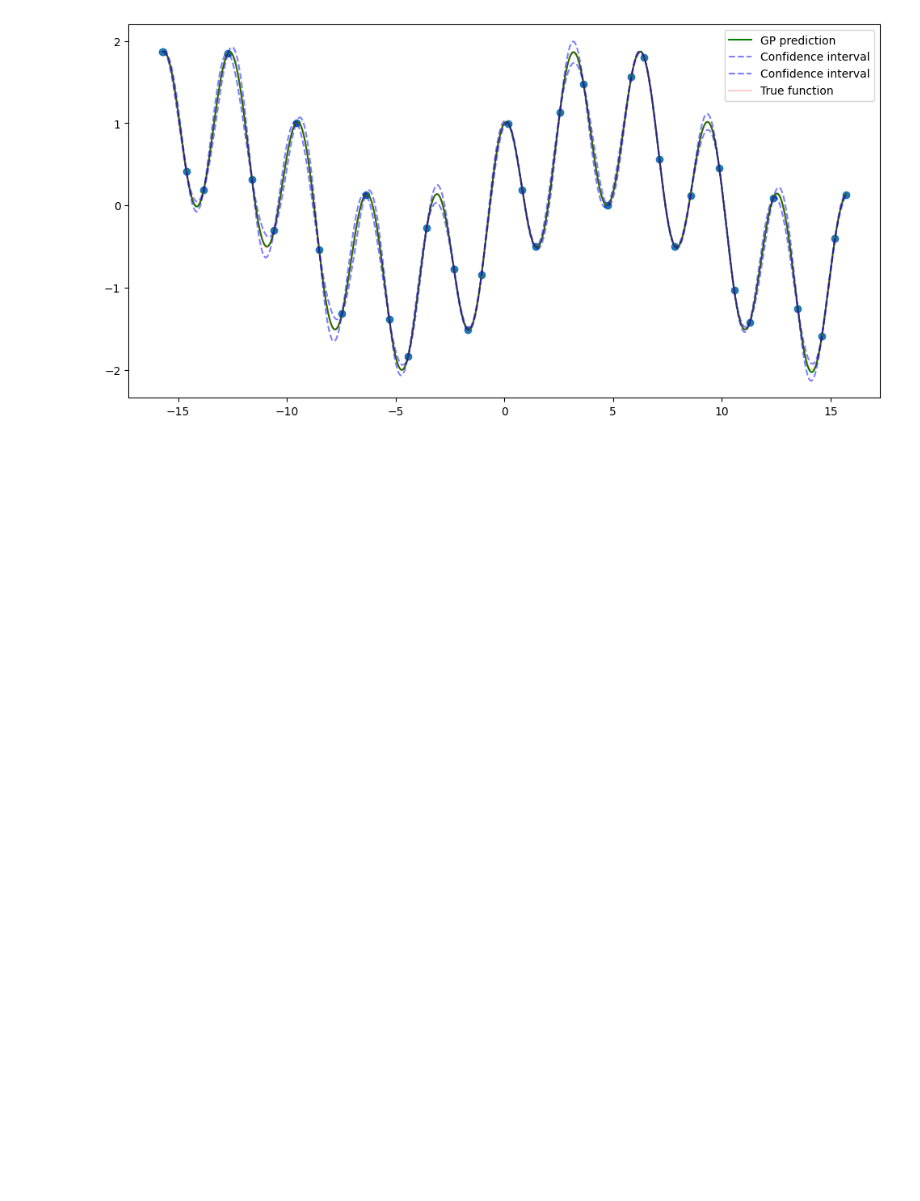
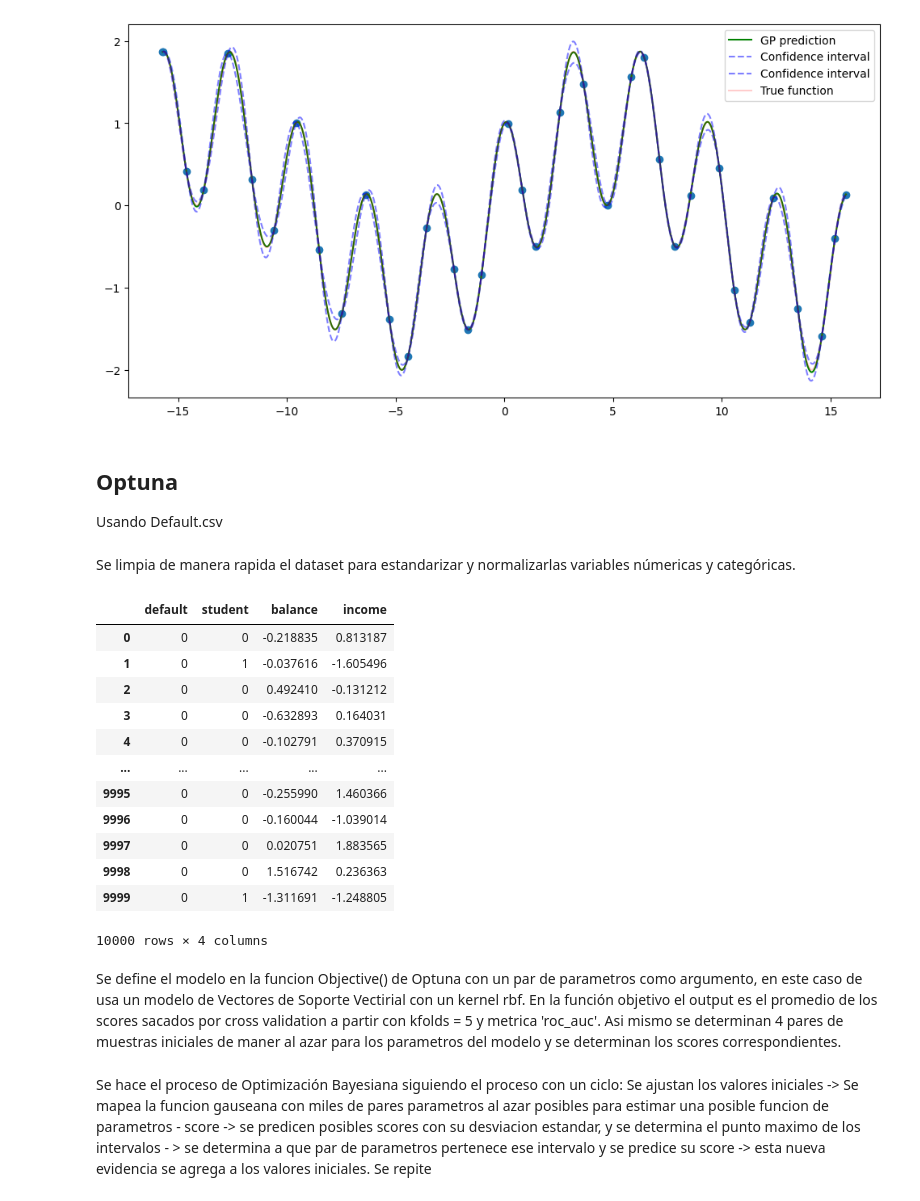
Before and after one commit to aj-hernandezs/Aprendizaje_Estadistico, a Jupyter notebook: Clases/Optimización Bayesiana.ipynb, the cells around one changed output. Saved outputs shown, nothing was run; the diff lists cells and outputs as text; code cells hidden in the pictures; blank space fills up the shorter version.

```diff
--- a/Clases/Optimización Bayesiana.ipynb
+++ b/Clases/Optimización Bayesiana.ipynb
@@ -290,3 +290,36 @@ plt.legend()
 plt.show()
 # %% [output]
 [figure]
+# %% [markdown]
+## Optuna
+Usando Default.csv
+# %% [markdown]
+Se limpia de manera rapida el dataset para estandarizar y normalizarlas variables númericas y categóricas.
+# %%
+import pandas as pd
+from sklearn.preprocessing import StandardScaler
+import optuna
+
+df = pd.read_csv('Datasets/Default.csv')
+df['default'] = df['default'].map({'Yes': 1, 'No': 0})
+df['student'] = df['student'].map({'Yes': 1, 'No': 0})
+scaler = StandardScaler()
+scaler.fit(df[['balance', 'income']])
+df[['balance', 'income']] = scaler.transform(df[['balance', 'income']])
+df
+# %% [output]
+|  | default | student | balance | income |
+| 0 | 0 | 0 | -0.218835 | 0.813187 |
+| 1 | 0 | 1 | -0.037616 | -1.605496 |
+| 2 | 0 | 0 | 0.492410 | -0.131212 |
+| 3 | 0 | 0 | -0.632893 | 0.164031 |
+| 4 | 0 | 0 | -0.102791 | 0.370915 |
+| ... | ... | ... | ... | ... |
+| 9995 | 0 | 0 | -0.255990 | 1.460366 |
+| 9996 | 0 | 0 | -0.160044 | -1.039014 |
+| 9997 | 0 | 0 | 0.020751 | 1.883565 |
+| 9998 | 0 | 0 | 1.516742 | 0.236363 |
+| 9999 | 0 | 1 | -1.311691 | -1.248805 |
+10000 rows × 4 columns
+# %% [markdown]
+Se define el modelo en la funcion Objective() de Optuna con un par de parametros como argumento, en este caso de usa un modelo de Vectores de Soporte Vectirial con un kernel rbf. En la función objetivo el output es el promedio de los scores sacados por cross validation a partir con kfolds = 5 y metrica 'roc_auc'. Asi mismo se determinan 4 pares de muestras iniciales de maner al azar para los parametros del modelo y se determinan los scores correspondientes.
@@ -292,0 +350,4 @@ plt.show()
+# %% [markdown]
+Se hace el proceso de Optimización Bayesiana siguiendo el proceso con un ciclo:
+Se ajustan los valores iniciales -> Se mapea la funcion gauseana con miles de pares parametros al azar posibles para estimar una posible funcion de parametros - score ->
+se predicen posibles scores con su desviacion estandar, y se determina el punto maximo de los intervalos - > se determina a que par de parametros pertenece ese intervalo y se predice su score -> esta nueva evidencia se agrega a los valores iniciales. Se repite
```
Also changed, not shown: parts of 3 cells of this notebook, 1 other file.
